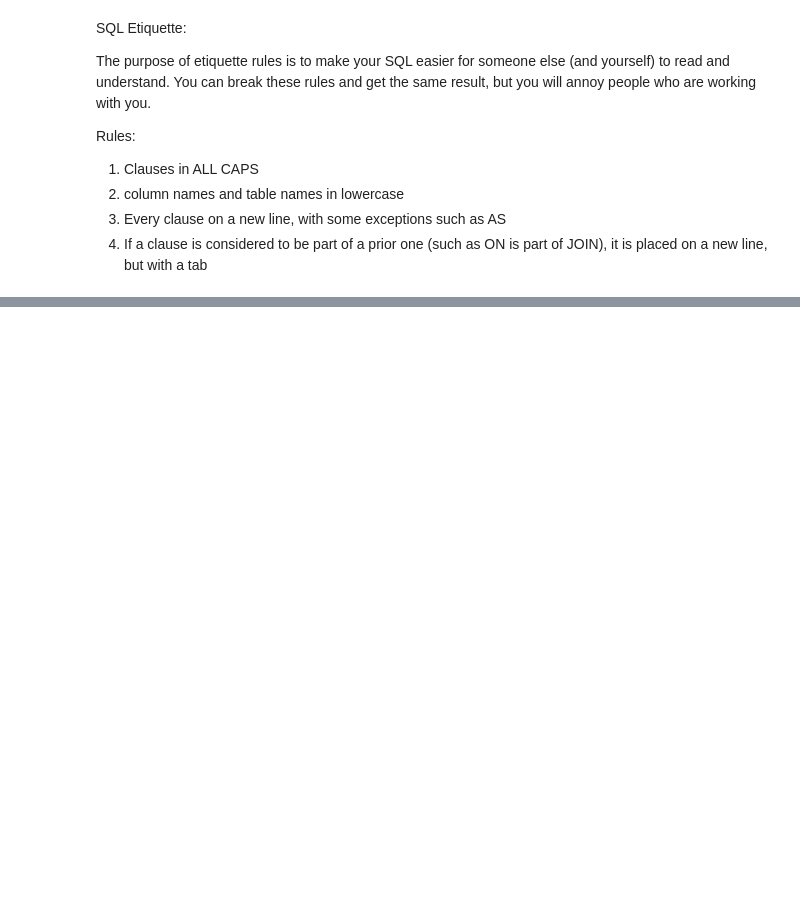
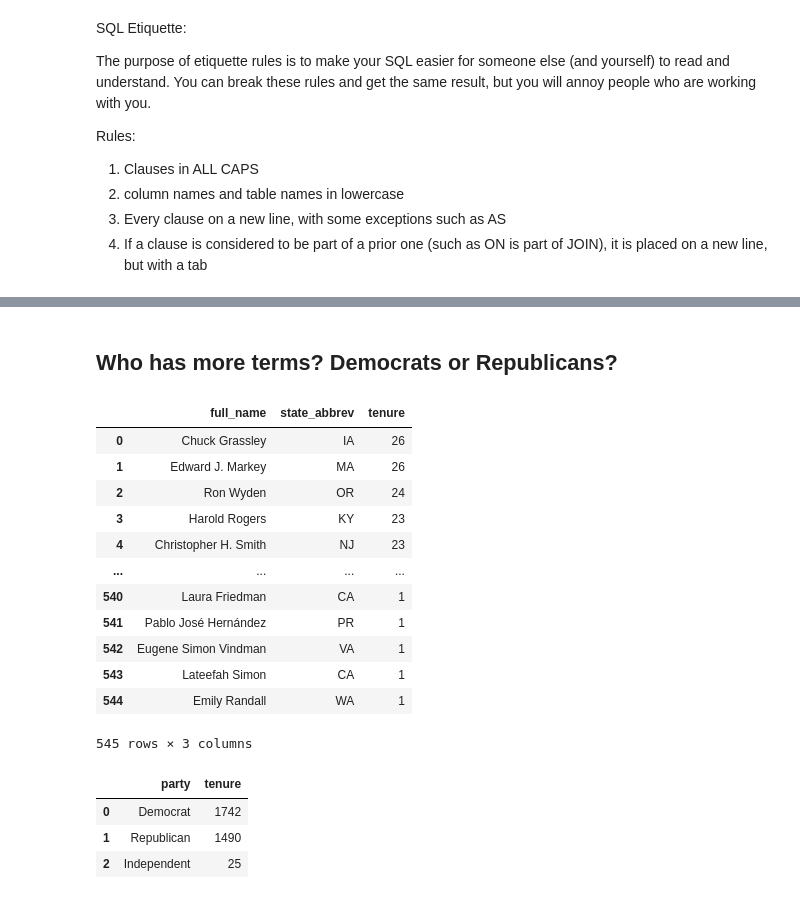
Before and after one commit to cynthialeng/con-trans-2025, a Jupyter notebook: notebooks/createDB.ipynb, the cells around one changed output, grey strips where cells are left out. Drawn from its saved outputs; the diff is of its cells as text; code cells hidden in the pictures; blank space fills up the shorter version.

```diff
--- a/notebooks/createDB.ipynb
+++ b/notebooks/createDB.ipynb
@@ -178,0 +305,48 @@ pd.read_sql_query(myquery, con=engine)
+# %% [markdown]
+## Who has more terms? Democrats or Republicans?
+# %%
+myquery = '''
+SELECT
+    m.full_name,
+    m.state_abbrev,
+    COUNT(*) AS tenure
+From members m
+INNER JOIN terms t
+    ON m.bioguide_id = t.bioguide_id
+GROUP BY m.bioguide_id, m.full_name, m.state_abbrev
+ORDER BY tenure DESC
+'''
+
+pd.read_sql_query(myquery, con=engine)
+# %% [output]
+|  | full_name | state_abbrev | tenure |
+| 0 | Chuck Grassley | IA | 26 |
+| 1 | Edward J. Markey | MA | 26 |
+| 2 | Ron Wyden | OR | 24 |
+| 3 | Harold Rogers | KY | 23 |
+| 4 | Christopher H. Smith | NJ | 23 |
+| ... | ... | ... | ... |
+| 540 | Laura Friedman | CA | 1 |
+| 541 | Pablo José Hernández | PR | 1 |
+| 542 | Eugene Simon Vindman | VA | 1 |
+| 543 | Lateefah Simon | CA | 1 |
+| 544 | Emily Randall | WA | 1 |
+545 rows × 3 columns
+# %%
+myquery = '''
+SELECT
+    m.party,
+    COUNT(*) AS tenure
+From members m
+INNER JOIN terms t
+    ON m.bioguide_id = t.bioguide_id
+GROUP BY m.party
+ORDER BY tenure DESC
+'''
+
+pd.read_sql_query(myquery, con=engine)
+# %% [output]
+|  | party | tenure |
+| 0 | Democrat | 1742 |
+| 1 | Republican | 1490 |
+| 2 | Independent | 25 |
```
Also changed, not shown: parts of 5 cells of this notebook, 1 other file.
